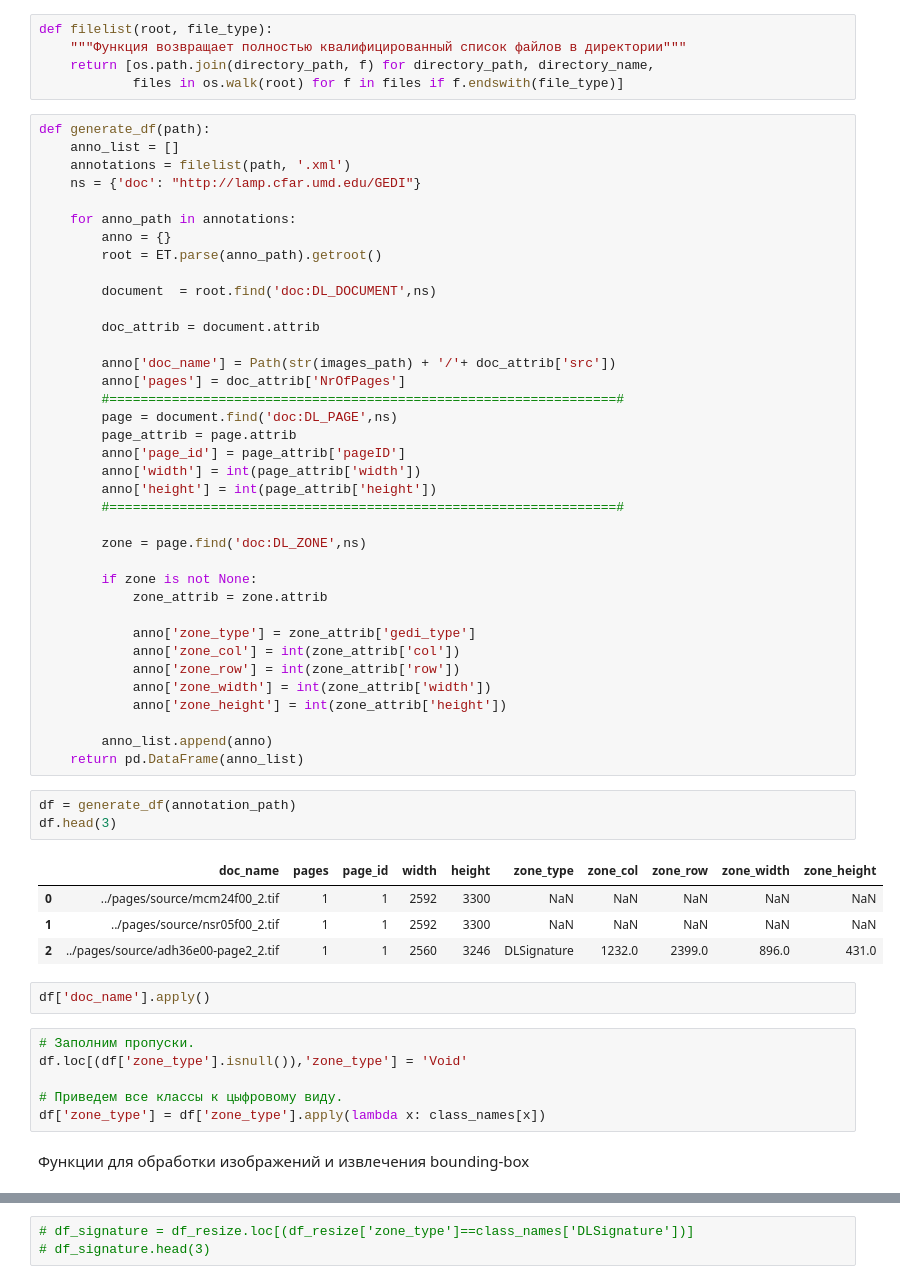
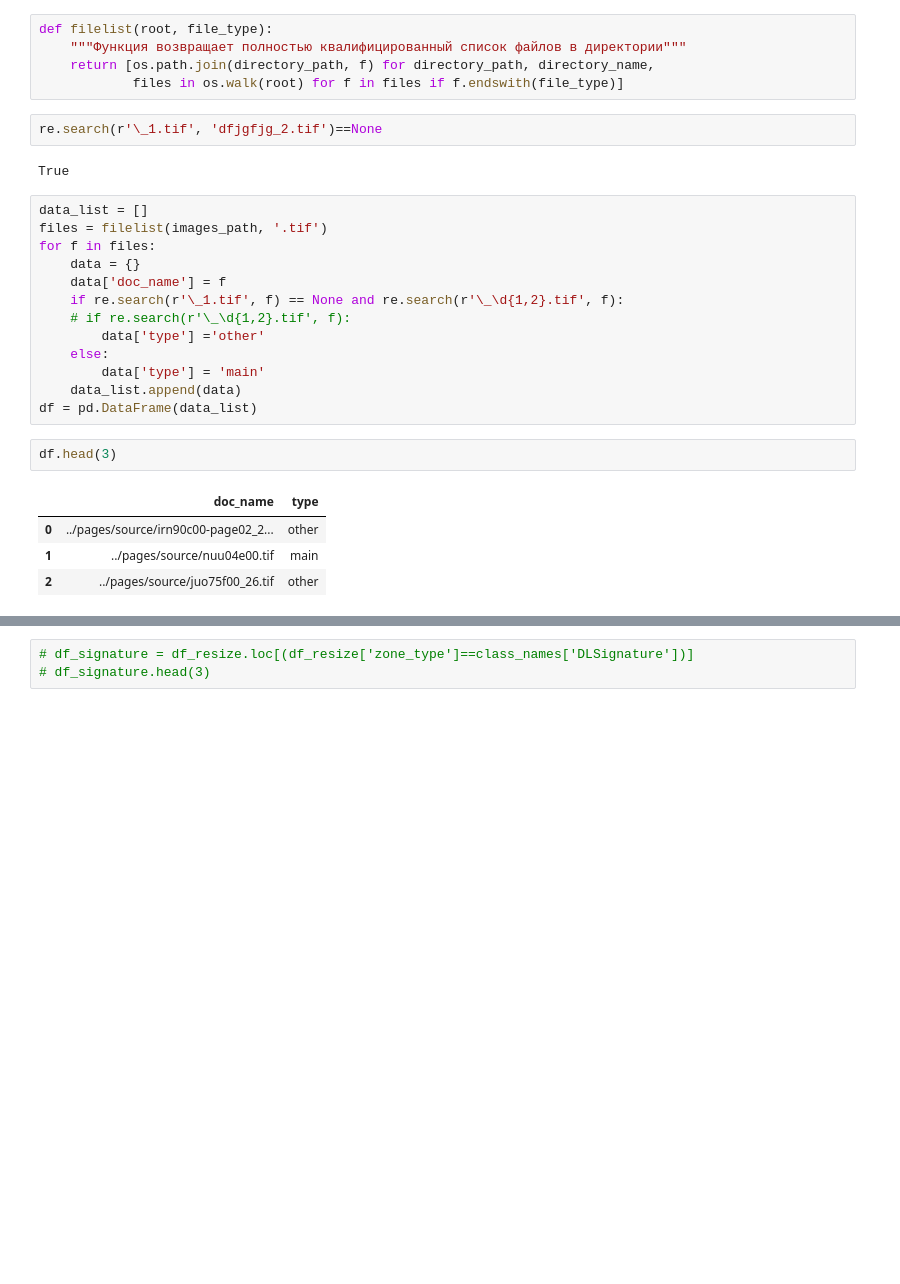
Before and after one commit to evelisko/Directum_test_task, a Jupyter notebook: experiments/page_classification.ipynb, the cells around one changed output, grey strips where cells are left out. Drawn from its saved outputs; the diff is of its cells as text; blank space fills up the shorter version.

```diff
--- a/experiments/page_classification.ipynb
+++ b/experiments/page_classification.ipynb
@@ -70,58 +75,27 @@ def filelist(root, file_type):
     """Функция возвращает полностью квалифицированный список файлов в директории"""
     return [os.path.join(directory_path, f) for directory_path, directory_name,
             files in os.walk(root) for f in files if f.endswith(file_type)]
-# %%
-def generate_df(path):
-    anno_list = []
-    annotations = filelist(path, '.xml')
-    ns = {'doc': "http://lamp.cfar.umd.edu/GEDI"}
-
-    for anno_path in annotations:
-        anno = {}
-        root = ET.parse(anno_path).getroot()
-
-        document  = root.find('doc:DL_DOCUMENT',ns)
-
-        doc_attrib = document.attrib
-
-        anno['doc_name'] = Path(str(images_path) + '/'+ doc_attrib['src'])
-        anno['pages'] = doc_attrib['NrOfPages']
-        #=================================================================#
-        page = document.find('doc:DL_PAGE',ns)
-        page_attrib = page.attrib
-        anno['page_id'] = page_attrib['pageID']
-        anno['width'] = int(page_attrib['width'])
-        anno['height'] = int(page_attrib['height'])
-        #=================================================================#
-
-        zone = page.find('doc:DL_ZONE',ns)
-
-        if zone is not None:
-            zone_attrib = zone.attrib
-
-            anno['zone_type'] = zone_attrib['gedi_type']
-            anno['zone_col'] = int(zone_attrib['col'])
-            anno['zone_row'] = int(zone_attrib['row'])
-            anno['zone_width'] = int(zone_attrib['width'])
-            anno['zone_height'] = int(zone_attrib['height'])
-
-        anno_list.append(anno)
-    return pd.DataFrame(anno_list)
+# %%
+re.search(r'\_1.tif', 'dfjgfjg_2.tif')==None
+# %% [output]
+True
+# %%
+data_list = []
+files = filelist(images_path, '.tif')
+for f in files:
+    data = {}
+    data['doc_name'] = f
+    if re.search(r'\_1.tif', f) == None and re.search(r'\_\d{1,2}.tif', f):
+    # if re.search(r'\_\d{1,2}.tif', f):
+        data['type'] ='other'
+    else:
+        data['type'] = 'main'
+    data_list.append(data)
+df = pd.DataFrame(data_list)
 # %%
-df = generate_df(annotation_path)
 df.head(3)
 # %% [output]
-|  | doc_name | pages | page_id | width | height | zone_type | zone_col | zone_row | zone_width | zone_height |
-| 0 | ../pages/source/mcm24f00_2.tif | 1 | 1 | 2592 | 3300 | NaN | NaN | NaN | NaN | NaN |
-| 1 | ../pages/source/nsr05f00_2.tif | 1 | 1 | 2592 | 3300 | NaN | NaN | NaN | NaN | NaN |
-| 2 | ../pages/source/adh36e00-page2_2.tif | 1 | 1 | 2560 | 3246 | DLSignature | 1232.0 | 2399.0 | 896.0 | 431.0 |
+|  | doc_name | type |
+| 0 | ../pages/source/irn90c00-page02_2... | other |
+| 1 | ../pages/source/nuu04e00.tif | main |
+| 2 | ../pages/source/juo75f00_26.tif | other |
-# %%
-df['doc_name'].apply()
-# %%
-# Заполним пропуски.
-df.loc[(df['zone_type'].isnull()),'zone_type'] = 'Void'
-
-# Приведем все классы к цыфровому виду.
-df['zone_type'] = df['zone_type'].apply(lambda x: class_names[x])
-# %% [markdown]
-Функции для обработки изображений и извлечения bounding-box
```
Also changed, not shown: parts of 64 cells of this notebook, 1 other file.
